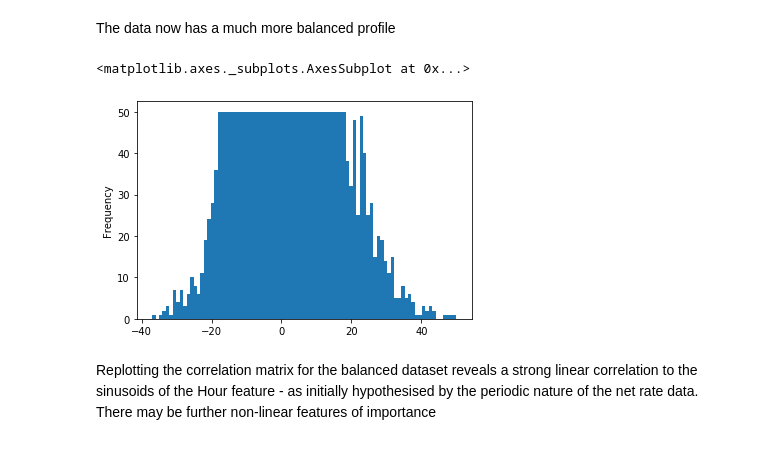
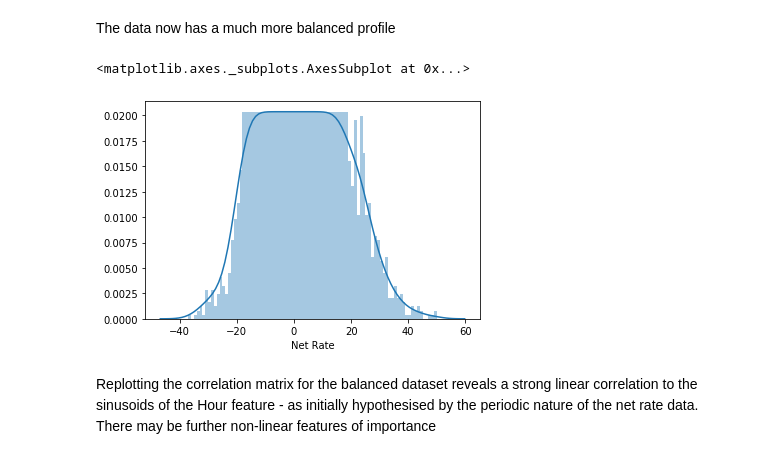
Before and after one commit to t-nel-95/codility-ml-test, a Jupyter notebook: Tristan Nel - Bike sharing challenge.ipynb, the cells around one changed output. Cells and saved outputs as stored; diff of their text form; code cells hidden in the pictures.

```diff
--- a/Tristan Nel - Bike sharing challenge.ipynb
+++ b/Tristan Nel - Bike sharing challenge.ipynb
@@ -405,11 +424,12 @@ balanced_dataset.describe()
 8 rows × 40 columns
 # %% [markdown]
 The data now has a much more balanced profile
-# %%
-balanced_dataset['Net Rate'].plot.hist(bins=88)
-# %% [output]
-<matplotlib.axes._subplots.AxesSubplot at 0x...>
-[figure, removed]
+# %%
+n_bins = int(balanced_dataset['Net Rate'].max()) - int(balanced_dataset['Net Rate'].min())
+sns.distplot(balanced_dataset['Net Rate'], bins=n_bins)
+# %% [output]
+<matplotlib.axes._subplots.AxesSubplot at 0x...>
+[figure, added]
 # %% [markdown]
 Replotting the correlation matrix for the balanced dataset reveals a strong linear correlation to the sinusoids of the Hour feature - as initially hypothesised by the periodic nature of the net rate data. There may be further non-linear features of importance
 # %%
```
Also changed, not shown: parts of 65 cells of this notebook, 2 other files.
